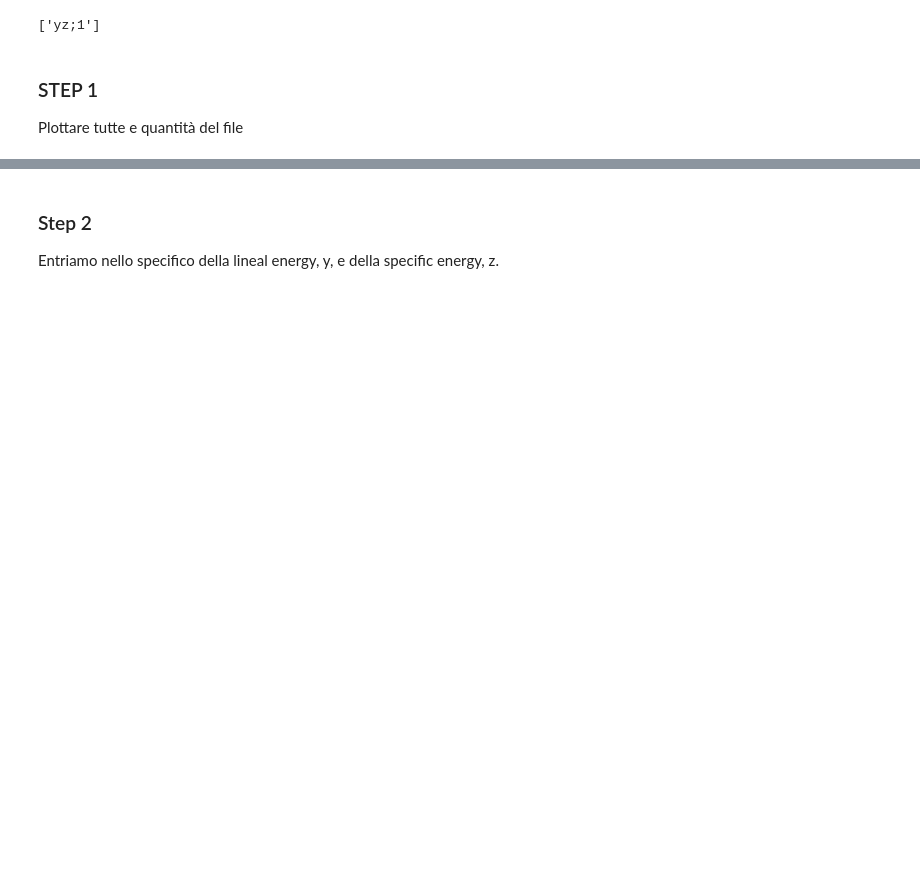
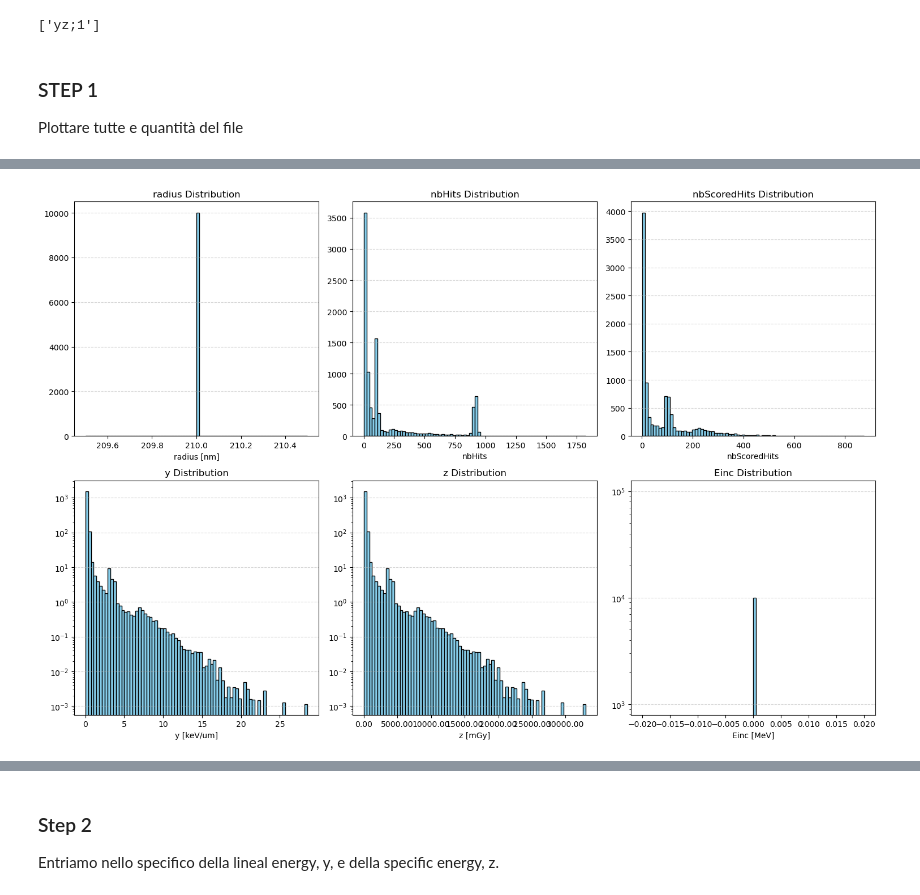
Before and after one commit to michelepascazio28-dot/Rame, a Jupyter notebook: Analysis.ipynb, the cells around one changed output, grey strips where cells are left out. Cells and saved outputs as stored; diff of their text form; code cells hidden in the pictures; blank space fills up the shorter version.

```diff
--- a/Analysis.ipynb
+++ b/Analysis.ipynb
@@ -63,0 +65,41 @@ plt.show()
+# %%
+import matplotlib.pyplot as plt
+import numpy as np
+
+# 1. Pulizia e Calcolo Pesi (fatto UNA volta sola, prima del plot)
+# Se nbScoredHits è > 0, pesiamo, altrimenti 0
+df['weight'] = np.where(df['nbScoredHits'] > 0, 1.0 / df['nbScoredHits'], 0.0)
+
+# 2. Configurazione Plot
+fig, axes = plt.subplots(nrows=2, ncols=3, figsize=(15, 10))
+axes = axes.flatten()
+
+for i, col in enumerate(cols_to_plot):
+    # Logica per i pesi: usiamo i pesi solo per y e z, altrimenti None (nessun peso)
+    current_weights = df['weight'] if col in ['y', 'z'] else None
+
+    # Decidiamo se il plot deve essere logaritmico
+    is_log = col in ['y', 'z', 'Einc']
+
+    # 3. UNICO comando hist (molto più pulito)
+    axes[i].hist(df[col], bins=80, range=custom_ranges.get(col),
+                 color='skyblue', edgecolor='black', log=is_log,
+                 weights=current_weights)
+
+    axes[i].set_title(f'{col} Distribution')
+
+    # 4. Formattazione Etichette dinamica
+    if col == 'z':
+        axes[i].set_xlabel(f"{col} [mGy]")
+        axes[i].xaxis.set_major_formatter(plt.FuncFormatter(lambda x, _: f'{x*1e3:.2f}'))
+    elif col == 'y':
+        axes[i].set_xlabel(f"{col} [keV/um]")
+    else:
+        axes[i].set_xlabel(f"{col}{units.get(col, '')}")
+
+    axes[i].grid(axis='y', linestyle='--', alpha=0.5)
+
+plt.tight_layout()
+plt.show()
+# %% [output]
+[figure, added]
```
Also changed, not shown: parts of 10 cells of this notebook, 1 other file.
